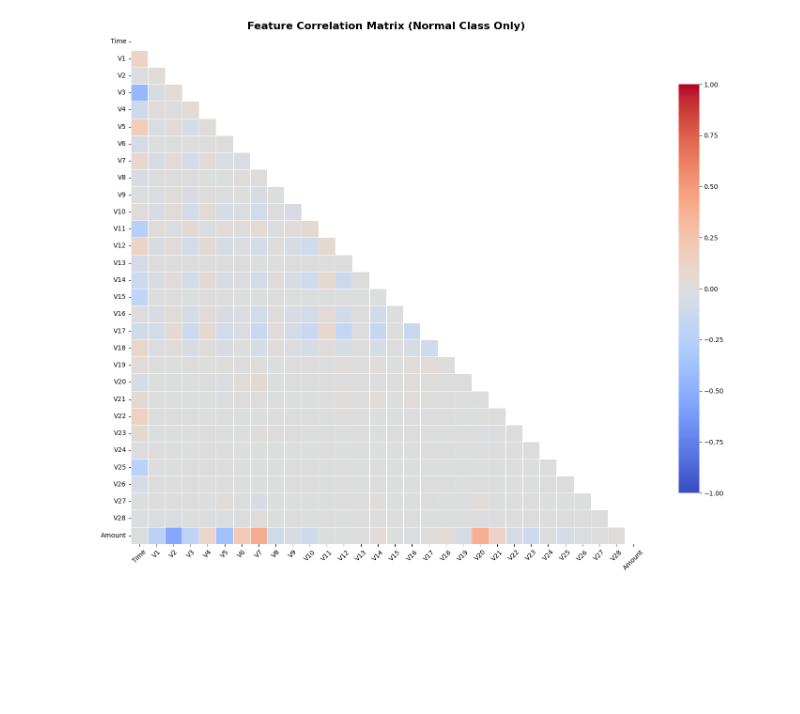
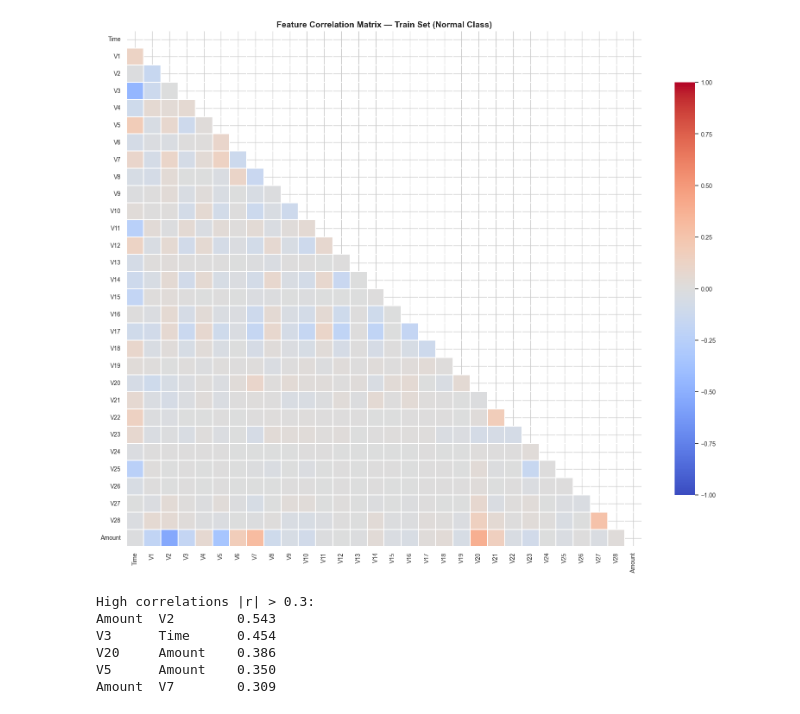
Before and after one commit to Nanokwok/Deep-Loan-Default-VAE, a Jupyter notebook: notebooks/02_post_prep_eda.ipynb, the cells around one changed output. Cells and saved outputs as stored; diff of their text form; code cells hidden in the pictures; blank space fills up the shorter version.

```diff
--- a/notebooks/02_post_prep_eda.ipynb
+++ b/notebooks/02_post_prep_eda.ipynb
@@ -16,26 +15,32 @@ All checks must print **PASS**.
 # %%
-import json
+import json, math, warnings
 from pathlib import Path
 
 import numpy as np
 import pandas as pd
 import matplotlib.pyplot as plt
+import matplotlib.gridspec as gridspec
 import seaborn as sns
 
+warnings.filterwarnings("ignore")
+sns.set_theme(style="whitegrid", font_scale=0.9)
+
 PROC = Path("../data/processed")
+FIG  = Path("../reports/figures")
+FIG.mkdir(parents=True, exist_ok=True)
 
 X_train = np.load(PROC / "X_train.npy")
 X_val   = np.load(PROC / "X_val.npy")
+X_test  = np.load(PROC / "X_test.npy")
 y_train = np.load(PROC / "y_train.npy")
 y_val   = np.load(PROC / "y_val.npy")
+y_test  = np.load(PROC / "y_test.npy")
 
 with open(PROC / "feature_columns.json") as f:
     features = json.load(f)
 
-print("Loaded:")
-print(f"  X_train : {X_train.shape}  dtype={X_train.dtype}")
-print(f"  X_val   : {X_val.shape}  dtype={X_val.dtype}")
-print(f"  y_train : {y_train.shape}  dtype={y_train.dtype}")
-print(f"  y_val   : {y_val.shape}  dtype={y_val.dtype}")
-print(f"  features: {features}")
+print(f"X_train : {X_train.shape}  dtype={X_train.dtype}")
+print(f"X_val   : {X_val.shape}  dtype={X_val.dtype}")
+print(f"X_test  : {X_test.shape}  dtype={X_test.dtype}")
+print(f"features: {features}")
 # %% [output]
@@ -259,26 +530,35 @@ which can compress the VAE's effective input dimensionality.
 # %%
-fig, ax = plt.subplots(figsize=(16, 12))
+corr = pd.DataFrame(X_train, columns=features).corr()
 
+fig, ax = plt.subplots(figsize=(16, 13))
 mask = np.triu(np.ones_like(corr, dtype=bool))
+sns.heatmap(
+    corr, mask=mask,
+    annot=False, cmap="coolwarm",
+    vmin=-1, vmax=1, center=0,
+    square=True, linewidths=0.3,
+    cbar_kws={"shrink": 0.8},
+    ax=ax,
+)
+ax.set_title("Feature Correlation Matrix — Train Set (Normal Class)", fontsize=14, fontweight="bold")
+plt.tight_layout()
+plt.savefig(FIG / "correlation_matrix.png", dpi=150, bbox_inches="tight")
+plt.show()
 
-sns.heatmap(
-    corr,
-    mask=mask,
-    annot=False,
-    fmt=".2f",
-    cmap="coolwarm",
-    vmin=-1, vmax=1,
-    center=0,
-    square=True,
-    linewidths=.5,
-    cbar_kws={"shrink": .8},
-    ax=ax
-)
-
-ax.set_title("Feature Correlation Matrix (Normal Class Only)", fontsize=16, fontweight='bold')
-plt.xticks(rotation=45)
-plt.yticks(rotation=0)
-plt.tight_layout()
-plt.show()
+# Flag high correlations (|r| > 0.3) excluding self
+corr_vals = corr.abs().unstack()
+corr_vals = corr_vals[corr_vals < 1.0].sort_values(ascending=False)
+high_corr = corr_vals[corr_vals > 0.3].drop_duplicates()
+if len(high_corr):
+    print(f"High correlations |r| > 0.3:")
+    print(high_corr.head(10).round(3).to_string())
+else:
+    print("No feature pairs with |r| > 0.3 — PCA orthogonality confirmed.")
 # %% [output]
-[figure, old version]
+[figure, new version]
+High correlations |r| > 0.3:
+Amount  V2        0.543
+V3      Time      0.454
+V20     Amount    0.386
+V5      Amount    0.350
+Amount  V7        0.309
```
Also changed, not shown: parts of 22 cells of this notebook, 10 other files.
